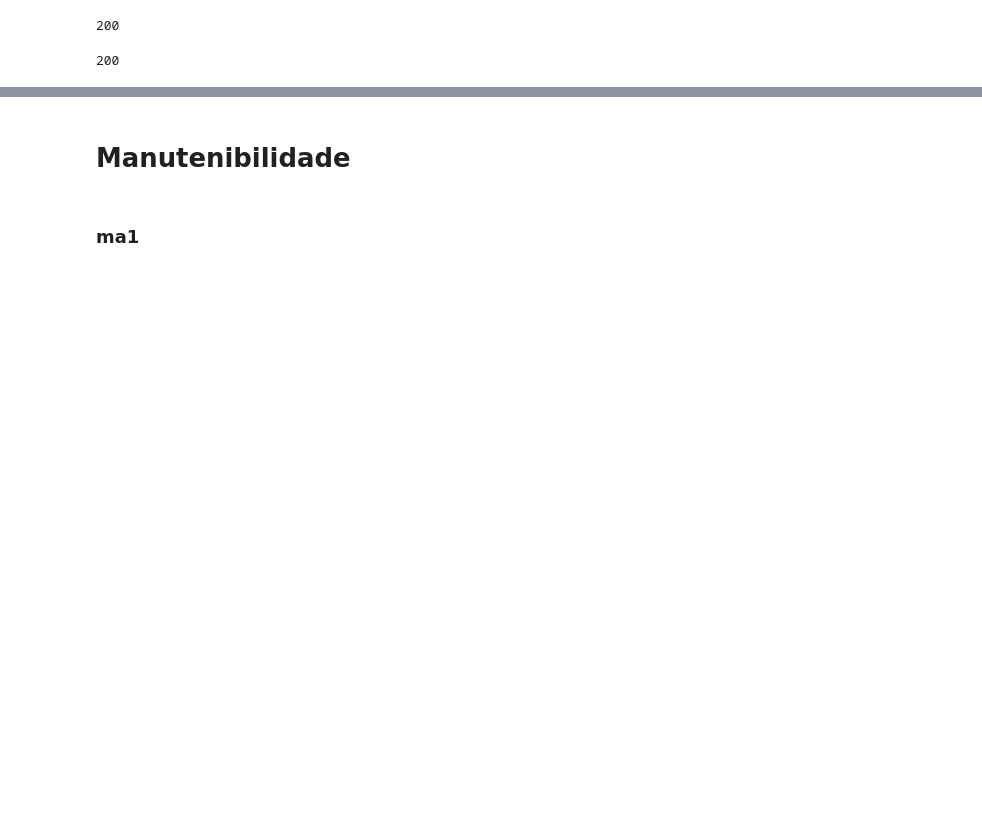
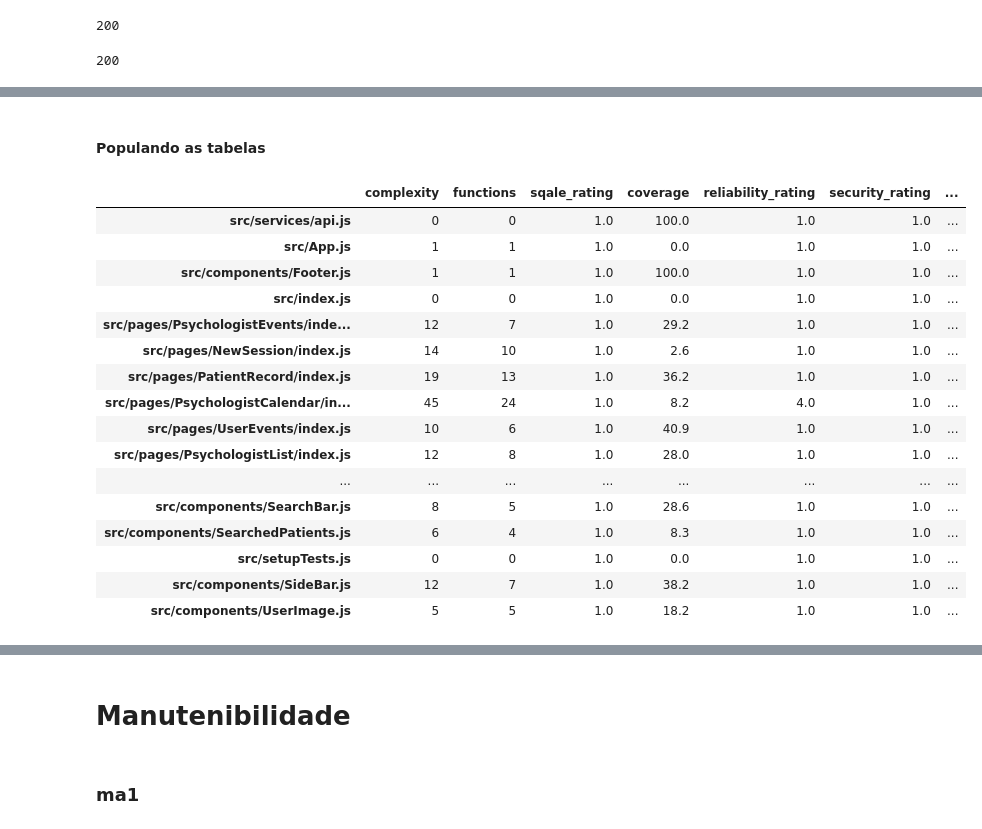
Before and after one commit to fga-eps-mds/2020.1-eSaudeUnB-Wiki, a Jupyter notebook: analytics/eSaudeUnB - Analytics.ipynb, the cells around one changed output, grey strips where cells are left out. Cells and saved outputs as stored; diff of their text form; code cells hidden in the pictures; blank space fills up the shorter version.

```diff
--- a/analytics/eSaudeUnB - Analytics.ipynb
+++ b/analytics/eSaudeUnB - Analytics.ipynb
@@ -216,0 +314,5 @@ df_back
+# %%
+json_arquivos_back_columns = []
+for measure in json_arquivos_back[0]['measures']:
+    json_arquivos_back_columns.append(measure['metric'])
+json_arquivos_back_columns
@@ -216,0 +335,9 @@ df_back
+# %%
+json_arquivos_front_index = []
+for file in json_arquivos_front:
+    try:
+        if file['language'] == 'js':
+            json_arquivos_front_index.append(file['path'])
+    except:
+        pass
+json_arquivos_front_index
@@ -216,0 +362,9 @@ df_back
+# %%
+json_arquivos_back_index = []
+for file in json_arquivos_back:
+    try:
+        if file['language'] == 'js':
+            json_arquivos_back_index.append(file['path'])
+    except:
+        pass
+json_arquivos_back_index
@@ -216,0 +391,3 @@ df_back
+# %%
+df_arquivos_front = pd.DataFrame(columns = json_arquivos_front_columns, index = json_arquivos_front_index)
+df_arquivos_front.head(10)
@@ -216,0 +421,29 @@ df_back
+# %% [markdown]
+#### Populando as tabelas
+# %%
+for file in json_arquivos_front:
+    try:
+        if file['language'] == 'js':
+            for measure in file['measures']:
+                df_arquivos_front.at[file['path'], measure['metric']] = measure['value']
+    except:
+        pass
+df_arquivos_front
+# %% [output]
+|  | complexity | functions | sqale_rating | coverage | reliability_rating | security_rating | ... |
+| src/services/api.js | 0 | 0 | 1.0 | 100.0 | 1.0 | 1.0 | ... |
+| src/App.js | 1 | 1 | 1.0 | 0.0 | 1.0 | 1.0 | ... |
+| src/components/Footer.js | 1 | 1 | 1.0 | 100.0 | 1.0 | 1.0 | ... |
+| src/index.js | 0 | 0 | 1.0 | 0.0 | 1.0 | 1.0 | ... |
+| src/pages/PsychologistEvents/inde... | 12 | 7 | 1.0 | 29.2 | 1.0 | 1.0 | ... |
+| src/pages/NewSession/index.js | 14 | 10 | 1.0 | 2.6 | 1.0 | 1.0 | ... |
+| src/pages/PatientRecord/index.js | 19 | 13 | 1.0 | 36.2 | 1.0 | 1.0 | ... |
+| src/pages/PsychologistCalendar/in... | 45 | 24 | 1.0 | 8.2 | 4.0 | 1.0 | ... |
+| src/pages/UserEvents/index.js | 10 | 6 | 1.0 | 40.9 | 1.0 | 1.0 | ... |
+| src/pages/PsychologistList/index.js | 12 | 8 | 1.0 | 28.0 | 1.0 | 1.0 | ... |
+| ... | ... | ... | ... | ... | ... | ... | ... |
+| src/components/SearchBar.js | 8 | 5 | 1.0 | 28.6 | 1.0 | 1.0 | ... |
+| src/components/SearchedPatients.js | 6 | 4 | 1.0 | 8.3 | 1.0 | 1.0 | ... |
+| src/setupTests.js | 0 | 0 | 1.0 | 0.0 | 1.0 | 1.0 | ... |
+| src/components/SideBar.js | 12 | 7 | 1.0 | 38.2 | 1.0 | 1.0 | ... |
+| src/components/UserImage.js | 5 | 5 | 1.0 | 18.2 | 1.0 | 1.0 | ... |
```
Also changed, not shown: parts of 65 cells of this notebook.
